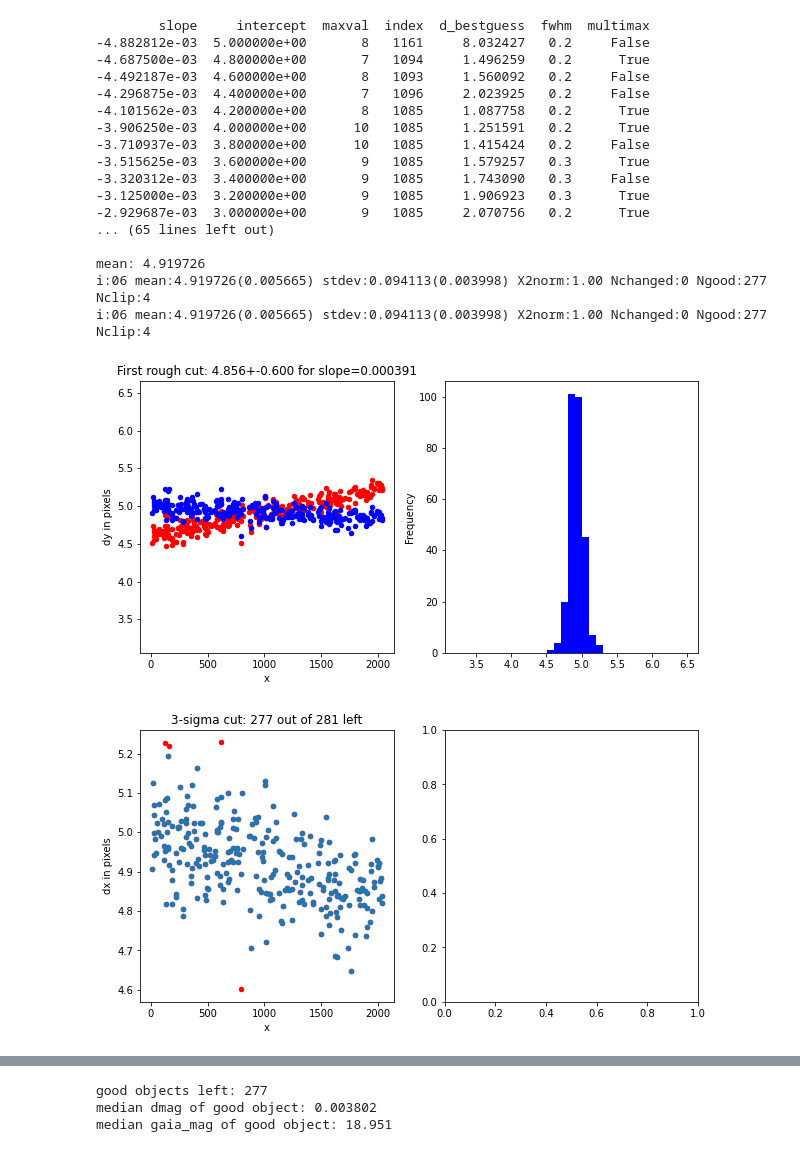
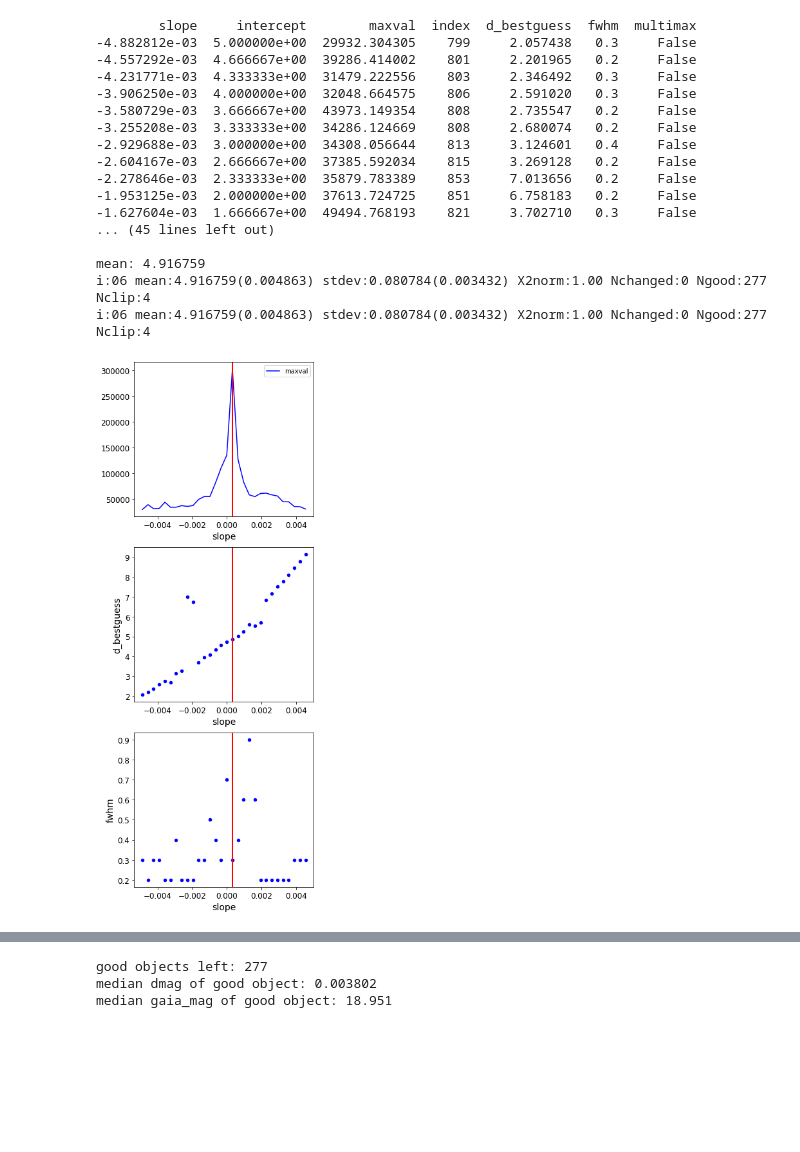
Before and after one commit to arminrest/jwst_distortions_tools, a Jupyter notebook: tweakreg_hack-bincut.ipynb, the cells around one changed output, grey strips where cells are left out. Saved outputs shown, nothing was run; the diff lists cells and outputs as text; code cells hidden in the pictures; blank space fills up the shorter version.

```diff
--- a/tweakreg_hack-bincut.ipynb
+++ b/tweakreg_hack-bincut.ipynb
@@ -433,36 +502,39 @@ i:09 mean:1.941859(0.005771) stdev:0.100294(0.004074) X2norm:1.00 Nchanged:0 Ngo
-# %%
-slope = -dx_rot_results.t.loc[dx_best_index,'slope']
-(dy_rot_results,dy_best_index) = rotate_d_and_find_binmax(phot_cal,ixs_dx_cut,'dy','x',
-                                                             binsize=binsize_px,
-                                                             slope_min=slope_min,
-                                                             slope_max=slope_max,
-                                                             slope_stepsize=slope_stepsize,
-                                                             showplots=0)
-(ixs_dy_cut,ixs_dy_roughcut) = sigmacut_d_rot(phot_cal,ixs_dx_cut,'dy','x',
-                                              dy_rot_results.t.loc[dy_best_index,'slope'],
-                                              dy_rot_results.t.loc[dy_best_index,'intercept'],
-                                              dy_rot_results.t.loc[dy_best_index,'d_bestguess'],
-                                              rough_cut_px = Nfwhm*dy_rot_results.t.loc[dy_best_index,'fwhm'],
-                                              binsize=binsize_px,
-                                              showplots=showplots
-                                              )
-# %% [output]
-        slope     intercept  maxval  index  d_bestguess  fwhm  multimax
--4.882812e-03  5.000000e+00       8   1161     8.032427   0.2     False
--4.687500e-03  4.800000e+00       7   1094     1.496259   0.2      True
--4.492187e-03  4.600000e+00       8   1093     1.560092   0.2     False
--4.296875e-03  4.400000e+00       7   1096     2.023925   0.2     False
--4.101562e-03  4.200000e+00       8   1085     1.087758   0.2      True
--3.906250e-03  4.000000e+00      10   1085     1.251591   0.2      True
--3.710937e-03  3.800000e+00      10   1085     1.415424   0.2     False
--3.515625e-03  3.600000e+00       9   1085     1.579257   0.3      True
--3.320312e-03  3.400000e+00       9   1085     1.743090   0.3     False
--3.125000e-03  3.200000e+00       9   1085     1.906923   0.3      True
--2.929687e-03  3.000000e+00       9   1085     2.070756   0.2      True
-... (65 lines left out)
-
-mean: 4.919726
-i:06 mean:4.919726(0.005665) stdev:0.094113(0.003998) X2norm:1.00 Nchanged:0 Ngood:277 Nclip:4
-i:06 mean:4.919726(0.005665) stdev:0.094113(0.003998) X2norm:1.00 Nchanged:0 Ngood:277 Nclip:4
-[figure, removed]
-[figure, removed]
+# %%
+# Using the indices after the dx cut, we now also do a dy cut
+slope = -dx_rot_results.t.loc[dx_best_index,'slope']
+(dy_rot_results,dy_best_index) = rotate_d_and_find_binmax(phot_cal,ixs_dx_cut,'dy','x',
+                                                          Nx,
+                                                          binsize=binsize_px,
+                                                          bin_weights_flag=bin_weights_flag,
+                                                          slope_min=slope_min,
+                                                          slope_max=slope_max,
+                                                          slope_stepsize=slope_stepsize,
+                                                          showplots=0)
+(ixs_dy_cut,ixs_dy_roughcut) = sigmacut_d_rot(phot_cal,ixs_dx_cut,'dy','x',
+                                              dy_rot_results.t.loc[dy_best_index,'slope'],
+                                              dy_rot_results.t.loc[dy_best_index,'intercept'],
+                                              dy_rot_results.t.loc[dy_best_index,'d_bestguess'],
+                                              rough_cut_px = Nfwhm*dy_rot_results.t.loc[dy_best_index,'fwhm'],
+                                              binsize=binsize_px,
+                                              bin_weights_flag=bin_weights_flag,
+                                              showplots=showplots
+                                              )
+# %% [output]
+        slope     intercept        maxval  index  d_bestguess  fwhm  multimax
+-4.882812e-03  5.000000e+00  29932.304305    799     2.057438   0.3     False
+-4.557292e-03  4.666667e+00  39286.414002    801     2.201965   0.2     False
+-4.231771e-03  4.333333e+00  31479.222556    803     2.346492   0.3     False
+-3.906250e-03  4.000000e+00  32048.664575    806     2.591020   0.3     False
+-3.580729e-03  3.666667e+00  43973.149354    808     2.735547   0.2     False
+-3.255208e-03  3.333333e+00  34286.124669    808     2.680074   0.2     False
+-2.929688e-03  3.000000e+00  34308.056644    813     3.124601   0.4     False
+-2.604167e-03  2.666667e+00  37385.592034    815     3.269128   0.2     False
+-2.278646e-03  2.333333e+00  35879.783389    853     7.013656   0.2     False
+-1.953125e-03  2.000000e+00  37613.724725    851     6.758183   0.2     False
+-1.627604e-03  1.666667e+00  49494.768193    821     3.702710   0.3     False
+... (45 lines left out)
+
+mean: 4.916759
+i:06 mean:4.916759(0.004863) stdev:0.080784(0.003432) X2norm:1.00 Nchanged:0 Ngood:277 Nclip:4
+i:06 mean:4.916759(0.004863) stdev:0.080784(0.003432) X2norm:1.00 Nchanged:0 Ngood:277 Nclip:4
+[figure, added]
```
Also changed, not shown: parts of 14 cells of this notebook, 4 other files.
